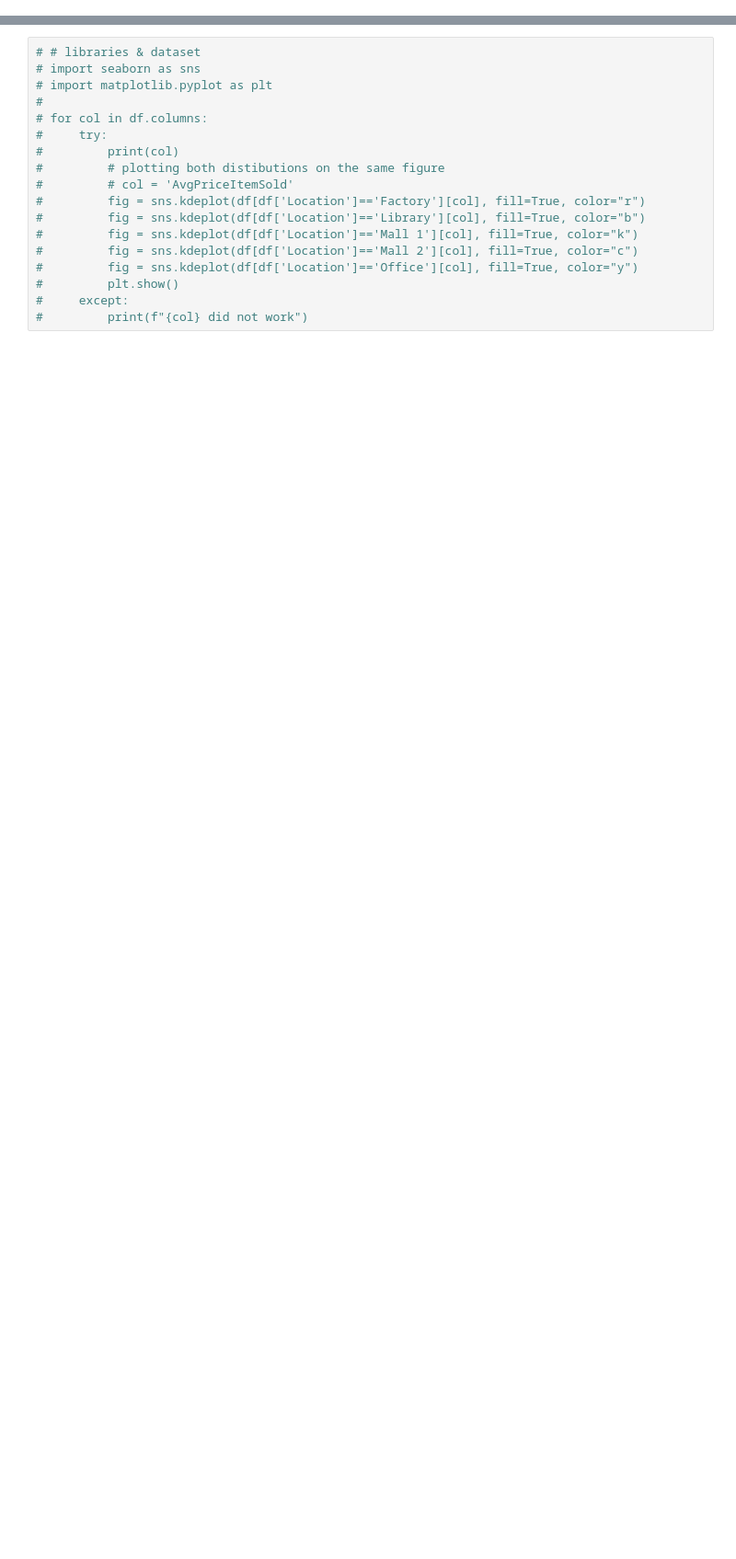
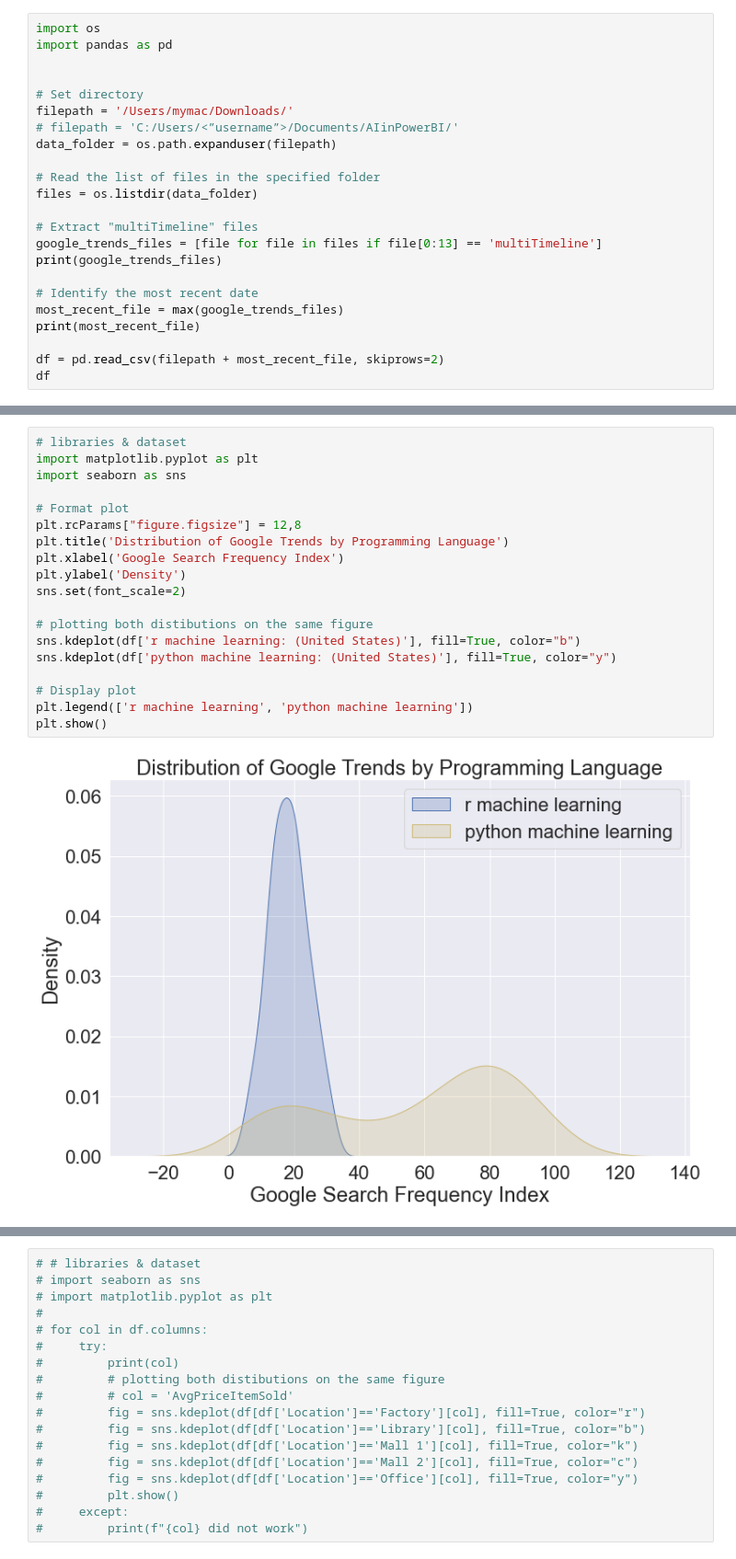
Before and after one commit to tomweinandy/AIinPowerBI, a Jupyter notebook: demo_vending_data.ipynb, the cells around one changed output, grey strips where cells are left out. Shown at 92% size. Saved outputs shown, nothing was run; the diff lists cells and outputs as text; blank space fills up the shorter version.

Commit message:
Change data viz example to Google Trends. Add Google Trends ingest example.

```diff
--- a/demo_vending_data.ipynb
+++ b/demo_vending_data.ipynb
@@ -2,0 +3,23 @@
+# %%
+import os
+import pandas as pd
+
+
+# Set directory
+filepath = '/Users/mymac/Downloads/'
+# filepath = 'C:/Users/<”username”>/Documents/AIinPowerBI/'
+data_folder = os.path.expanduser(filepath)
+
+# Read the list of files in the specified folder
+files = os.listdir(data_folder)
+
+# Extract "multiTimeline" files
+google_trends_files = [file for file in files if file[0:13] == 'multiTimeline']
+print(google_trends_files)
+
+# Identify the most recent date
+most_recent_file = max(google_trends_files)
+print(most_recent_file)
+
+df = pd.read_csv(filepath + most_recent_file, skiprows=2)
+df
@@ -3 +46,22 @@
+# %%
+# libraries & dataset
+import matplotlib.pyplot as plt
+import seaborn as sns
+
+# Format plot
+plt.rcParams["figure.figsize"] = 12,8
+plt.title('Distribution of Google Trends by Programming Language')
+plt.xlabel('Google Search Frequency Index')
+plt.ylabel('Density')
+sns.set(font_scale=2)
+
+# plotting both distibutions on the same figure
+sns.kdeplot(df['r machine learning: (United States)'], fill=True, color="b")
+sns.kdeplot(df['python machine learning: (United States)'], fill=True, color="y")
+
+# Display plot
+plt.legend(['r machine learning', 'python machine learning'])
+plt.show()
+# %% [output]
+[figure, added]
 # %%
```
Also changed, not shown: parts of 6 cells of this notebook.
